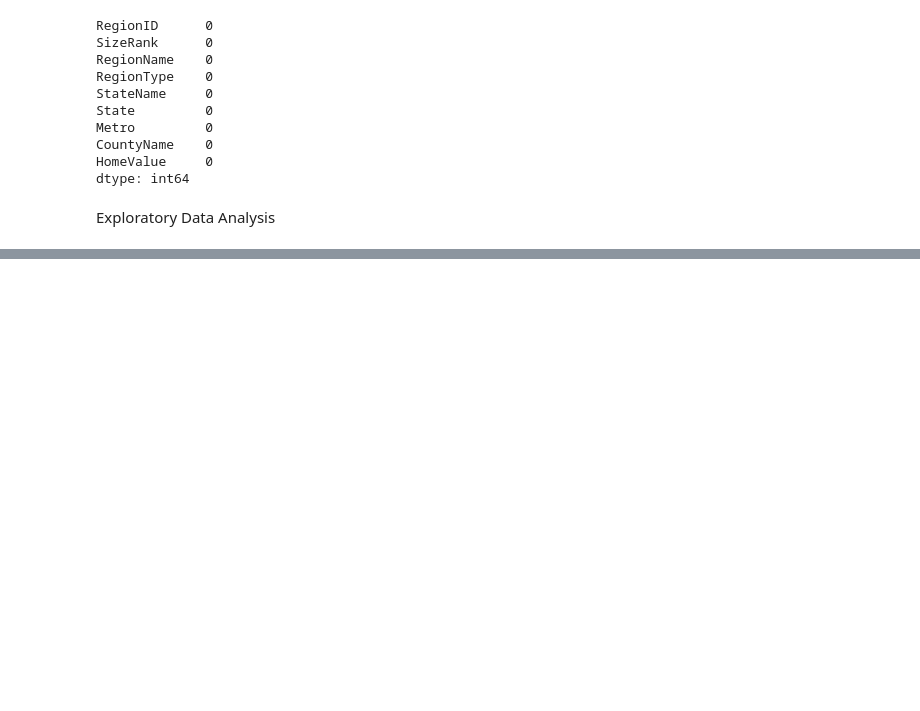
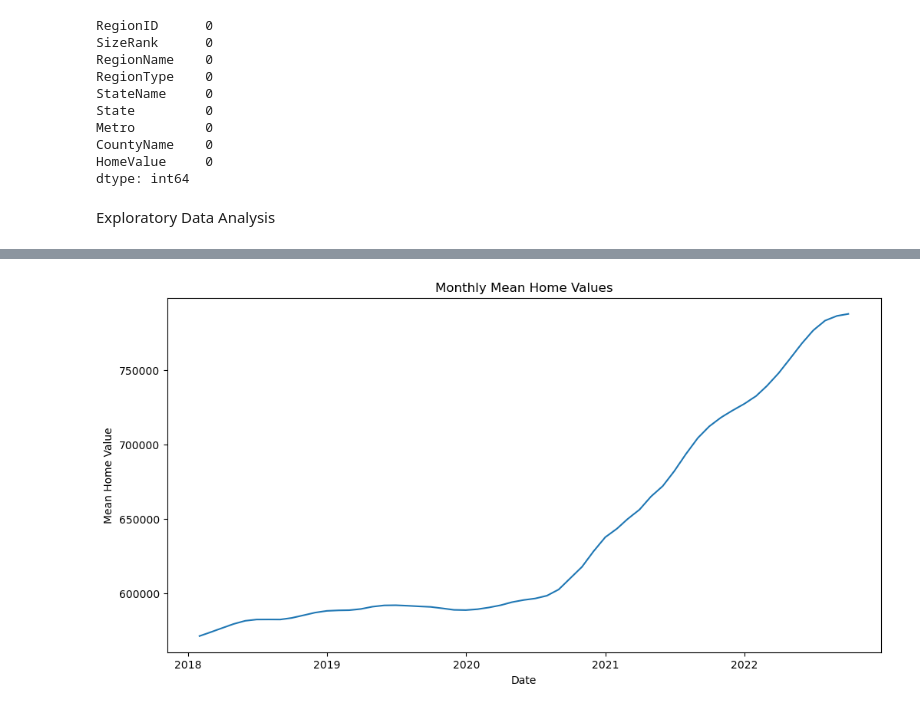
Before and after one commit to JamesCraig35/Preparing-Time-Series-from-Wide-Form-Data--Core-, a Jupyter notebook: Gridsearch SARIMA Models (Core).ipynb, the cells around one changed output, grey strips where cells are left out. Cells and saved outputs as stored; diff of their text form; code cells hidden in the pictures; blank space fills up the shorter version.

```diff
--- a/Gridsearch SARIMA Models (Core).ipynb
+++ b/Gridsearch SARIMA Models (Core).ipynb
@@ -305,0 +286,11 @@ Freq: M, Name: HomeValue, dtype: float64
+# %%
+# Monthly Home Values Graph
+monthly_mean = ts['HomeValue'].resample('M').mean()
+plt.figure(figsize=(12, 6))
+plt.plot(monthly_mean)
+plt.title('Monthly Mean Home Values')
+plt.xlabel('Date')
+plt.ylabel('Mean Home Value')
+plt.show()
+# %% [output]
+[figure, added]
```
Also changed, not shown: parts of 24 cells of this notebook.
